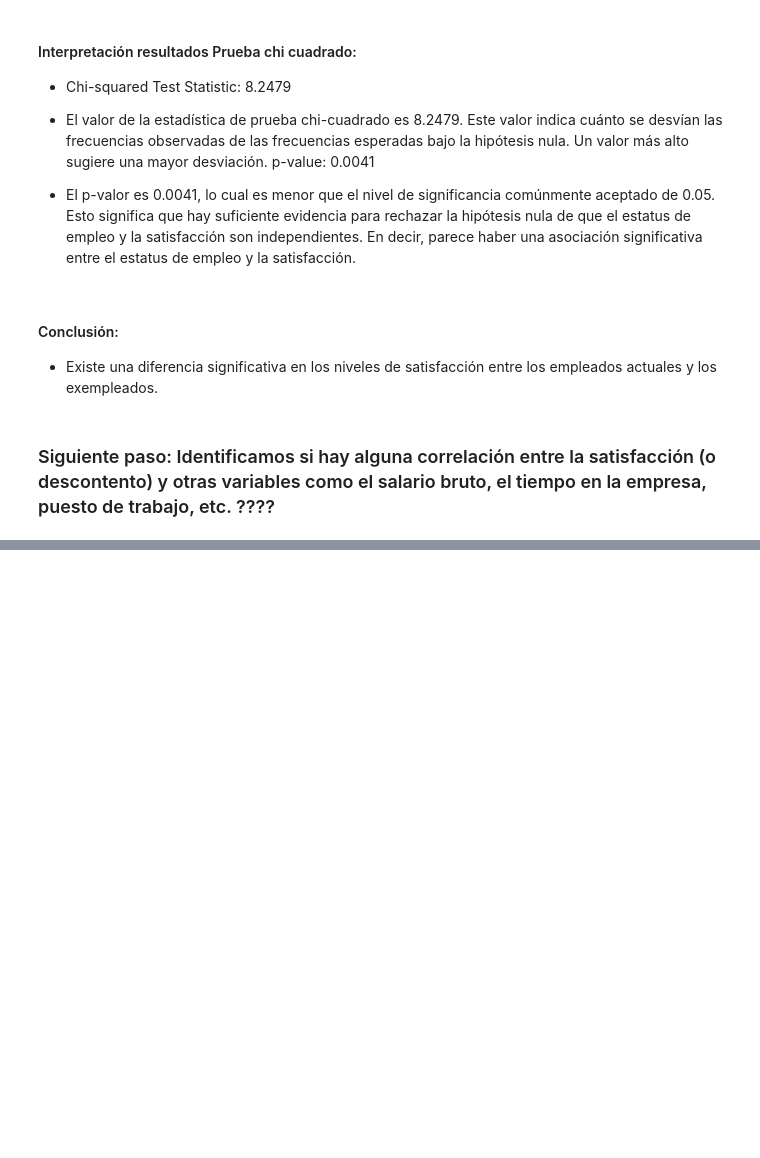
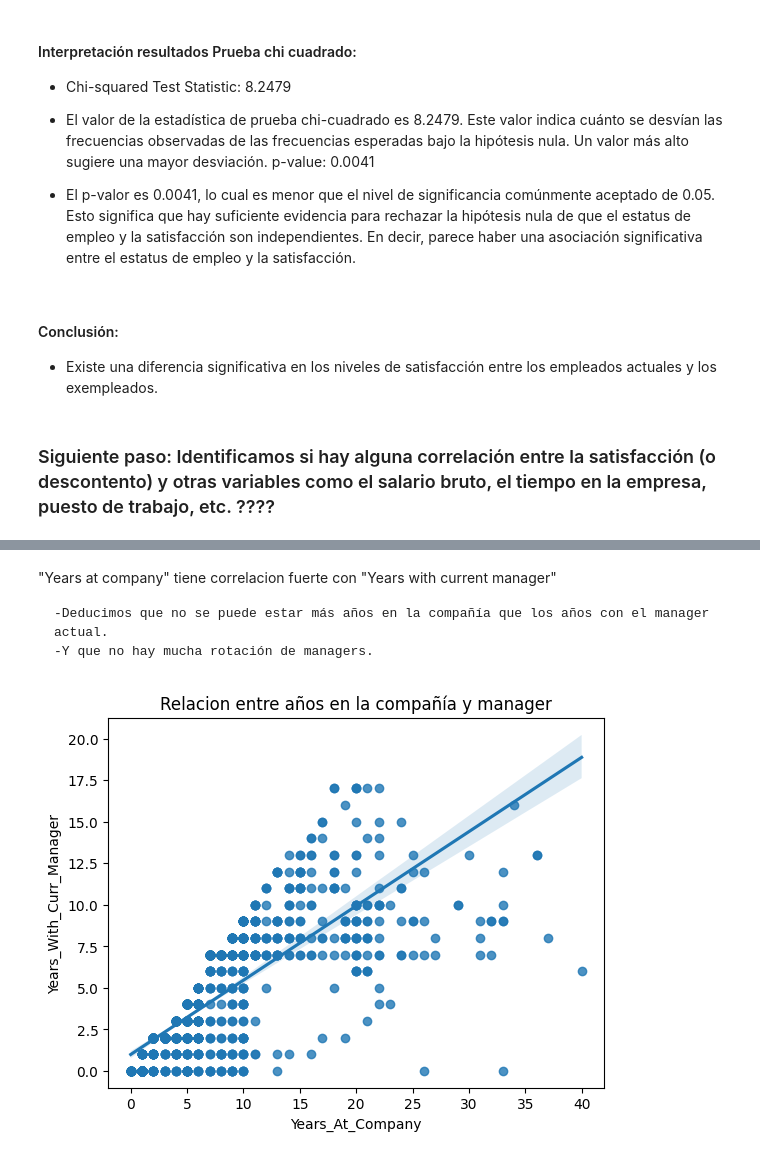
Before and after one commit to nuriancg/project-da-promo-H-module-3-team-1, a Jupyter notebook: Fase4_abTesting.ipynb, the cells around one changed output, grey strips where cells are left out. Saved outputs shown, nothing was run; the diff lists cells and outputs as text; code cells hidden in the pictures; blank space fills up the shorter version.

```diff
--- a/Fase4_abTesting.ipynb
+++ b/Fase4_abTesting.ipynb
@@ -273,0 +442,11 @@ p-value: 0.0041
+# %% [markdown]
+"Years at company" tiene correlacion fuerte con "Years with current manager"
+
+    -Deducimos que no se puede estar más años en la compañía que los años con el manager actual.
+    -Y que no hay mucha rotación de managers.
+# %%
+sns.regplot(x= "Years_At_Company", y= "Years_With_Curr_Manager", data= df );
+plt.title("Relacion entre años en la compañía y manager")
+plt.show()
+# %% [output]
+[figure, added]
```
Also changed, not shown: parts of 12 cells of this notebook.
